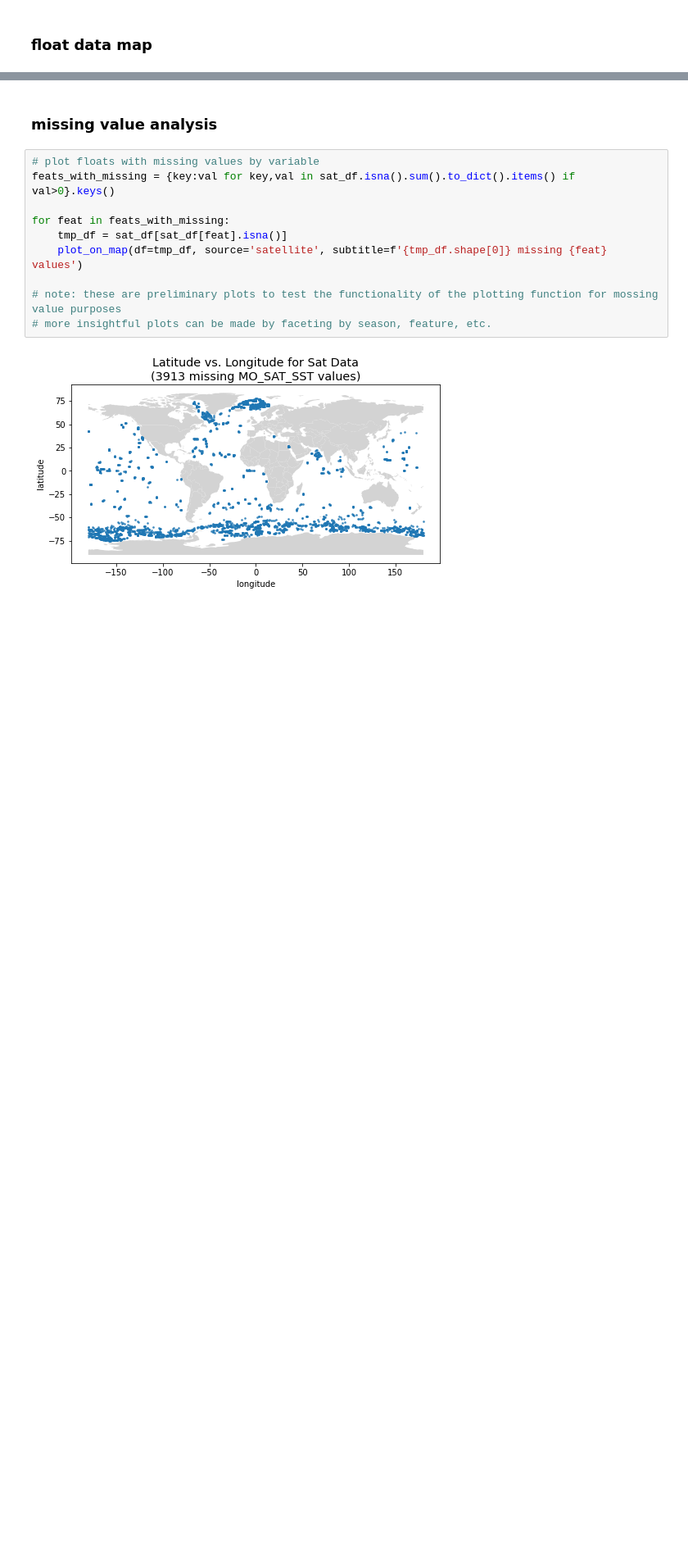
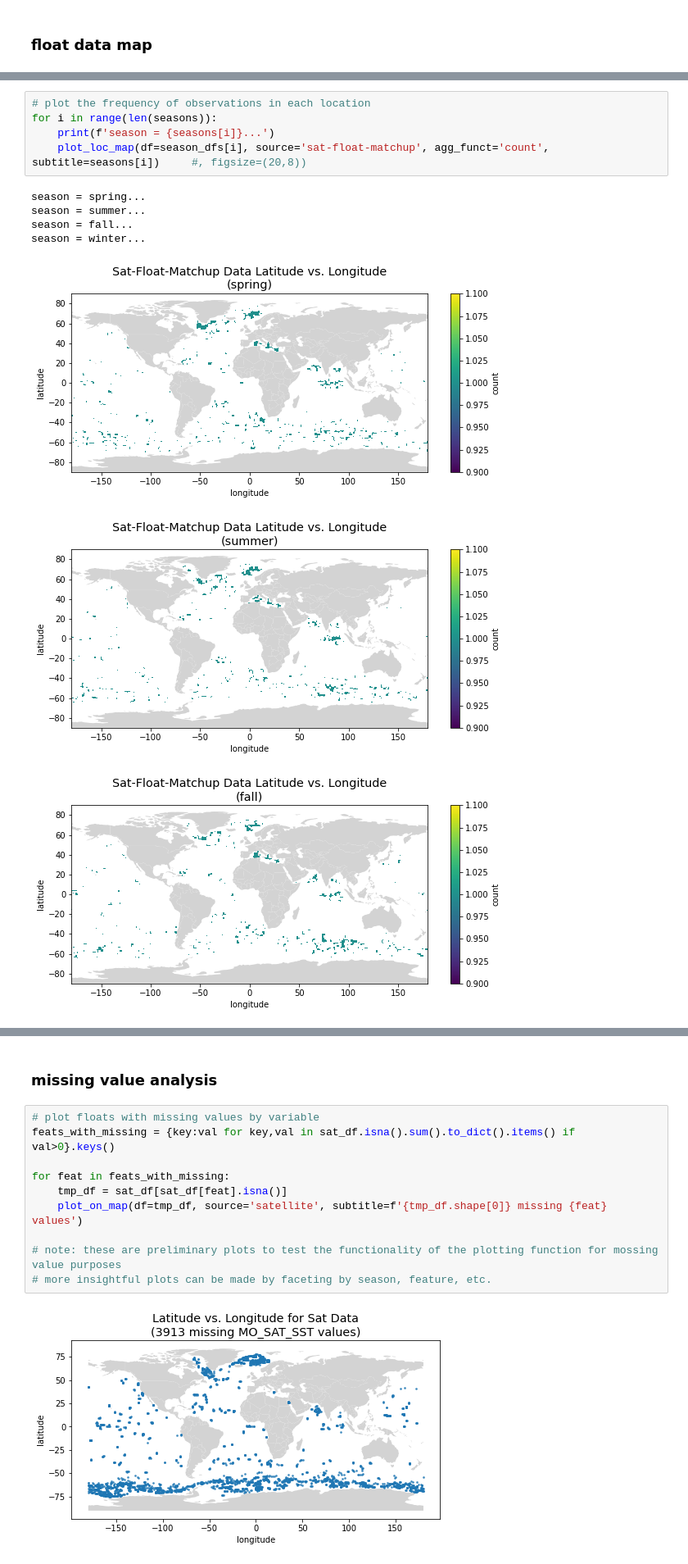
Before and after one commit to gnyirjesy/ocean-depth-characterization, a Jupyter notebook: EDA/josie_prelim_eda.ipynb, the cells around one changed output, grey strips where cells are left out. Shown at 82% size. Drawn from its saved outputs; the diff is of its cells as text; blank space fills up the shorter version.

```diff
--- a/EDA/josie_prelim_eda.ipynb
+++ b/EDA/josie_prelim_eda.ipynb
@@ -451,0 +496,13 @@ plot_loc_map(df=float_loc_df, source='sat-float-matchup', agg_funct='mean', feat
+# %%
+# plot the frequency of observations in each location
+for i in range(len(seasons)):
+    print(f'season = {seasons[i]}...')
+    plot_loc_map(df=season_dfs[i], source='sat-float-matchup', agg_funct='count', subtitle=seasons[i])     #, figsize=(20,8))
+# %% [output]
+season = spring...
+season = summer...
+season = fall...
+season = winter...
+[figure, added]
+[figure, added]
+[figure, added]
```
Also changed, not shown: parts of 11 cells of this notebook, 1 other file.
